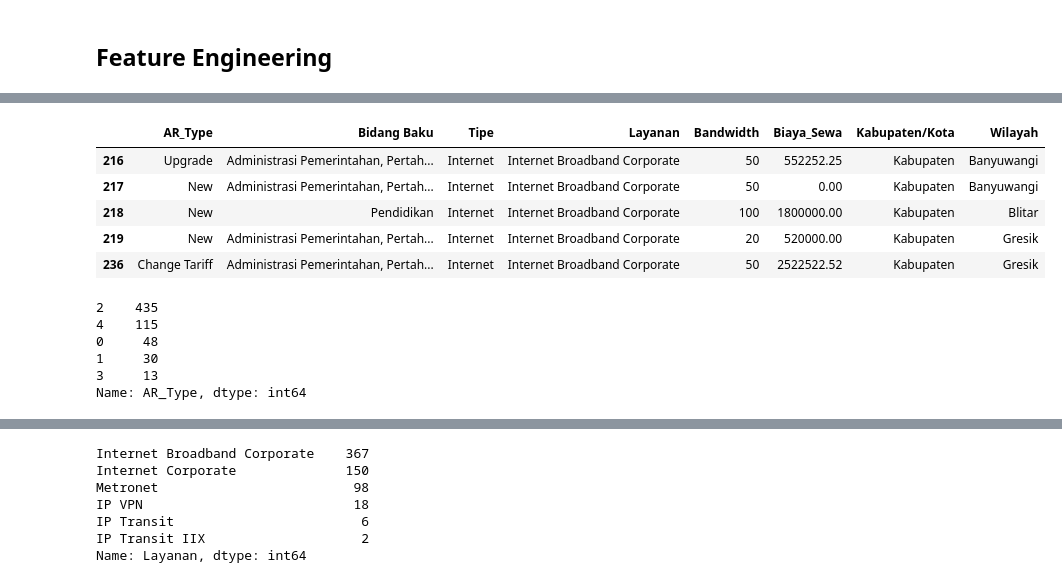
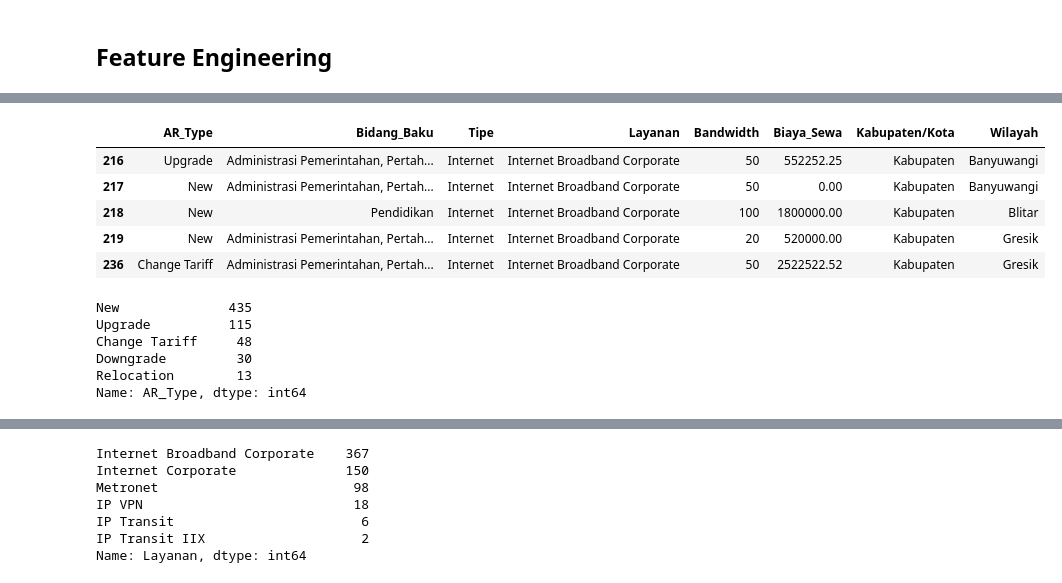
Before and after one commit to sabrinatiarab/deploy-pkl, a Jupyter notebook: code.ipynb, the cells around one changed output, grey strips where cells are left out. Saved outputs shown, nothing was run; the diff lists cells and outputs as text; code cells hidden in the pictures.

```diff
--- a/code.ipynb
+++ b/code.ipynb
@@ -41,21 +41,21 @@ data5.head()
 | 219 | 738 | New | DESA TEBALO KECAMATAN MANYAR KAB.... | Government | Administrasi Pemerintahan, Pertah... | Internet | Internet Broadband Corporate | 20 | 520000.00 | ... |
 | 236 | 738 | Change Tariff | BENDAHARA PENGELUARAN DINAS KOMUN... | Government | Administrasi Pemerintahan, Pertah... | Internet | Internet Broadband Corporate | 50 | 2522522.52 | ... |
 # %%
-data6 = data5.drop(['Nomor', 'Segment','Cust_Name', 'Address_Terminating', 'SBU_Ter', 'AL_Status'], axis=1)
+data6 = data5.drop(['Nomor', 'Segment','Cust Name', 'Address Terminating', 'SBU_Ter', 'AL_Status'], axis=1)
 data6.head()
 # %% [output]
-|  | AR_Type | Bidang Baku | Tipe | Layanan | Bandwidth | Biaya_Sewa | Kabupaten/Kota | Wilayah |
+|  | AR_Type | Bidang_Baku | Tipe | Layanan | Bandwidth | Biaya_Sewa | Kabupaten/Kota | Wilayah |
 | 216 | Upgrade | Administrasi Pemerintahan, Pertah... | Internet | Internet Broadband Corporate | 50 | 552252.25 | Kabupaten | Banyuwangi |
 | 217 | New | Administrasi Pemerintahan, Pertah... | Internet | Internet Broadband Corporate | 50 | 0.00 | Kabupaten | Banyuwangi |
 | 218 | New | Pendidikan | Internet | Internet Broadband Corporate | 100 | 1800000.00 | Kabupaten | Blitar |
 | 219 | New | Administrasi Pemerintahan, Pertah... | Internet | Internet Broadband Corporate | 20 | 520000.00 | Kabupaten | Gresik |
 | 236 | Change Tariff | Administrasi Pemerintahan, Pertah... | Internet | Internet Broadband Corporate | 50 | 2522522.52 | Kabupaten | Gresik |
 # %%
-data7['AR_Type'].value_counts()
+data6['AR_Type'].value_counts()
 # %% [output]
-2    435
-4    115
-0     48
-1     30
-3     13
+New              435
+Upgrade          115
+Change Tariff     48
+Downgrade         30
+Relocation        13
 Name: AR_Type, dtype: int64
```
Also changed, not shown: parts of 30 cells of this notebook, 3 other files.
